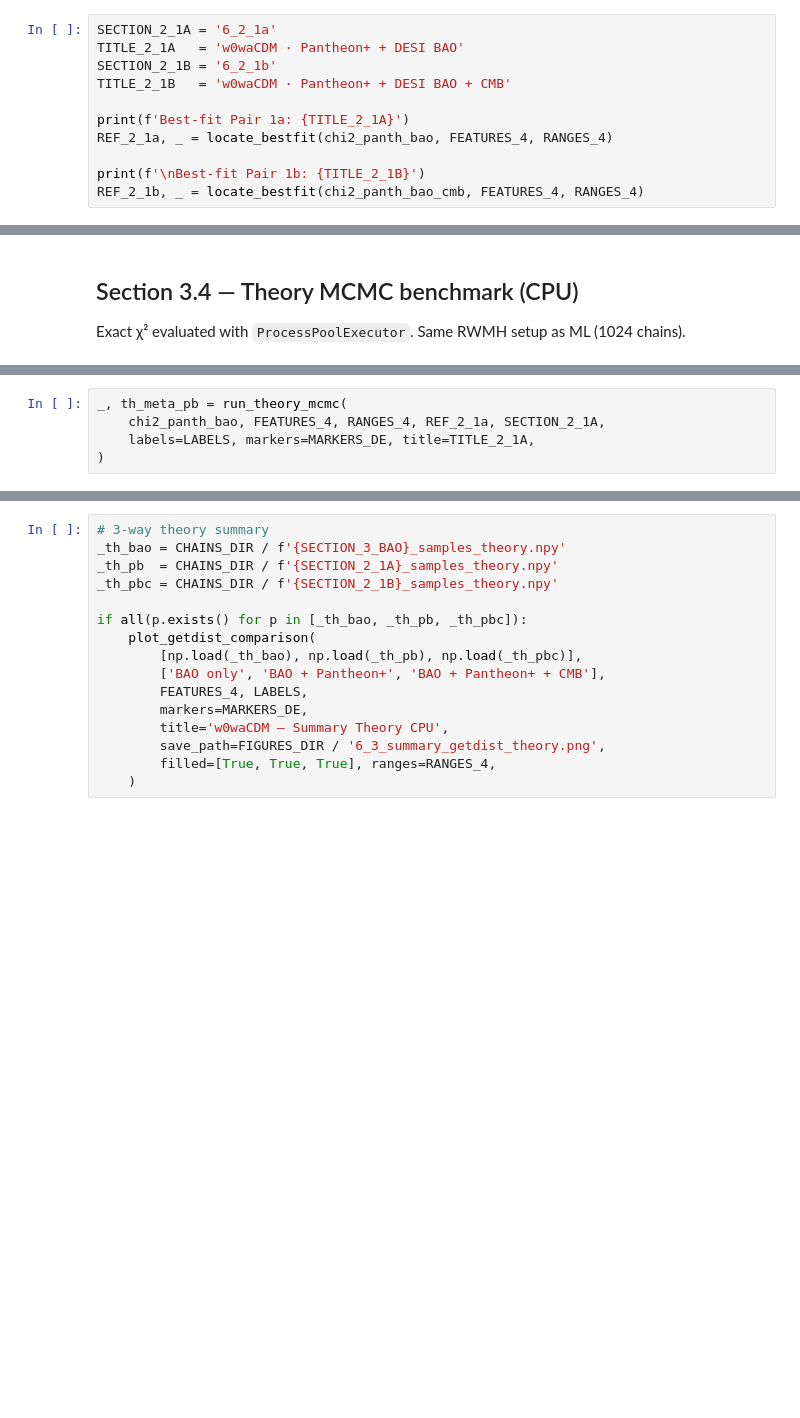
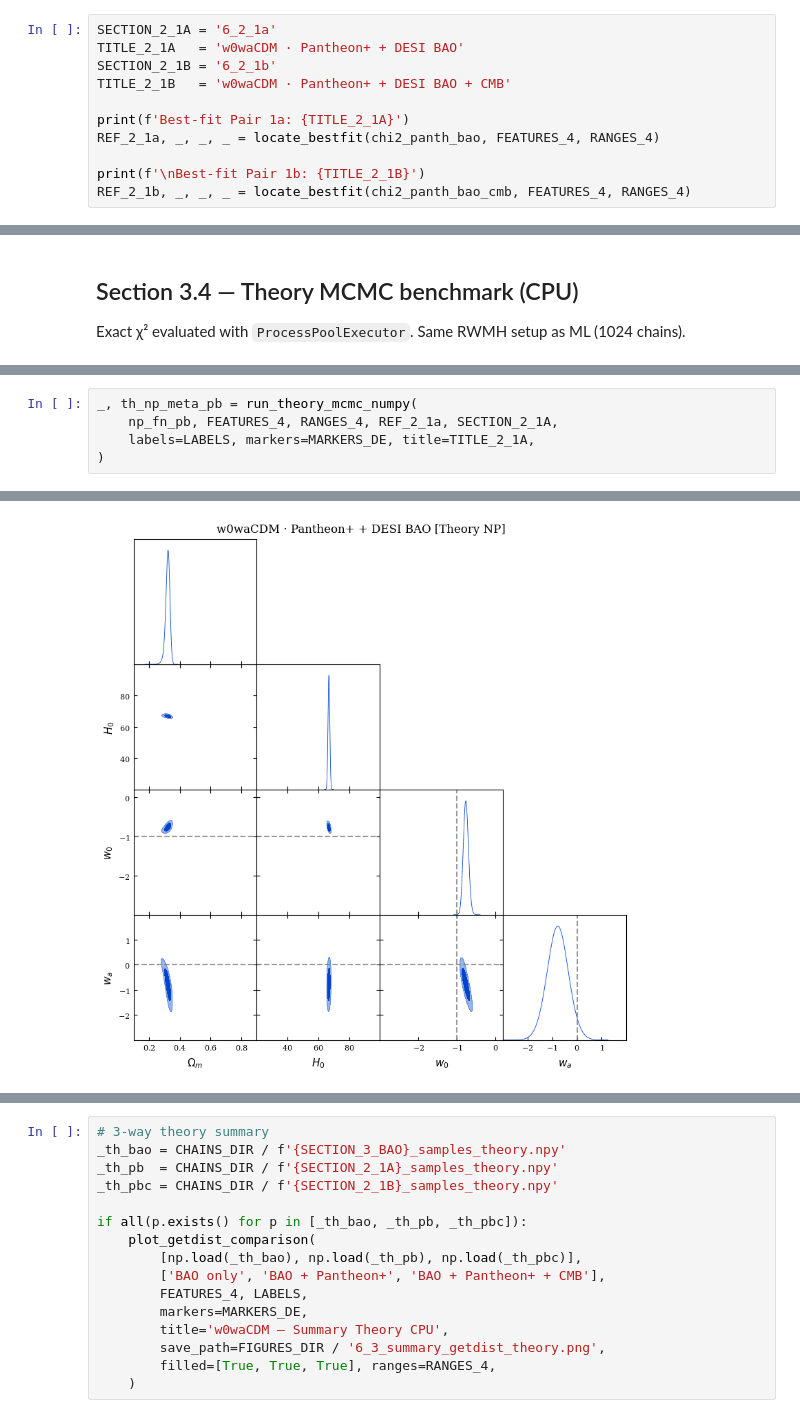
Before and after one commit to AlejandroMirRamos/CosmoML, a Jupyter notebook: notebooks/07_Benchmark.ipynb, the cells around one changed output, grey strips where cells are left out. Drawn from its saved outputs; the diff is of its cells as text; blank space fills up the shorter version.

```diff
--- a/notebooks/07_Benchmark.ipynb
+++ b/notebooks/07_Benchmark.ipynb
@@ -419,7 +489,7 @@ SECTION_2_1B = '6_2_1b'
 TITLE_2_1B   = 'w0waCDM · Pantheon+ + DESI BAO + CMB'
 
 print(f'Best-fit Pair 1a: {TITLE_2_1A}')
-REF_2_1a, _ = locate_bestfit(chi2_panth_bao, FEATURES_4, RANGES_4)
+REF_2_1a, _, _, _ = locate_bestfit(chi2_panth_bao, FEATURES_4, RANGES_4)
 
 print(f'\nBest-fit Pair 1b: {TITLE_2_1B}')
-REF_2_1b, _ = locate_bestfit(chi2_panth_bao_cmb, FEATURES_4, RANGES_4)
+REF_2_1b, _, _, _ = locate_bestfit(chi2_panth_bao_cmb, FEATURES_4, RANGES_4)
@@ -473,5 +643,6 @@ _, th_meta_bao = run_theory_mcmc(
 # %%
-_, th_meta_pb = run_theory_mcmc(
-    chi2_panth_bao, FEATURES_4, RANGES_4, REF_2_1a, SECTION_2_1A,
+_, th_np_meta_pb = run_theory_mcmc_numpy(
+    np_fn_pb, FEATURES_4, RANGES_4, REF_2_1a, SECTION_2_1A,
     labels=LABELS, markers=MARKERS_DE, title=TITLE_2_1A,
 )
+# %% [output]
@@ -478 +662,2 @@ _, th_meta_pb = run_theory_mcmc(
+[figure, added]
 # %%
```
Also changed, not shown: parts of 19 cells of this notebook, 2 other files.
